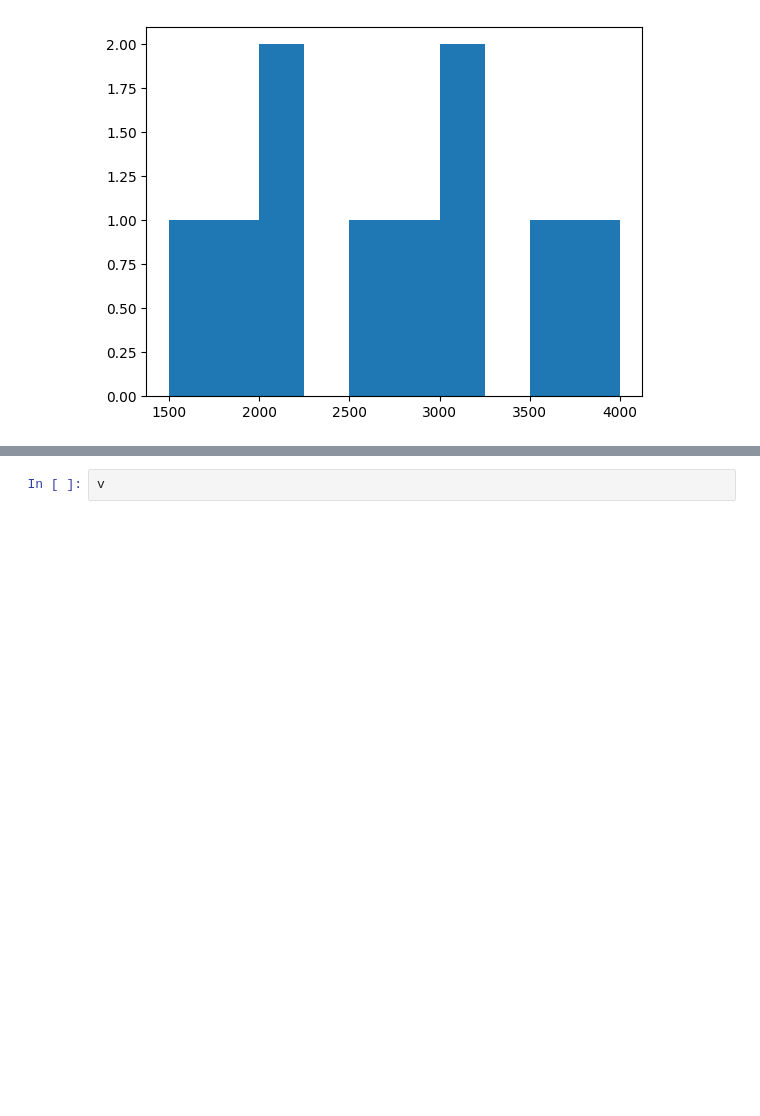
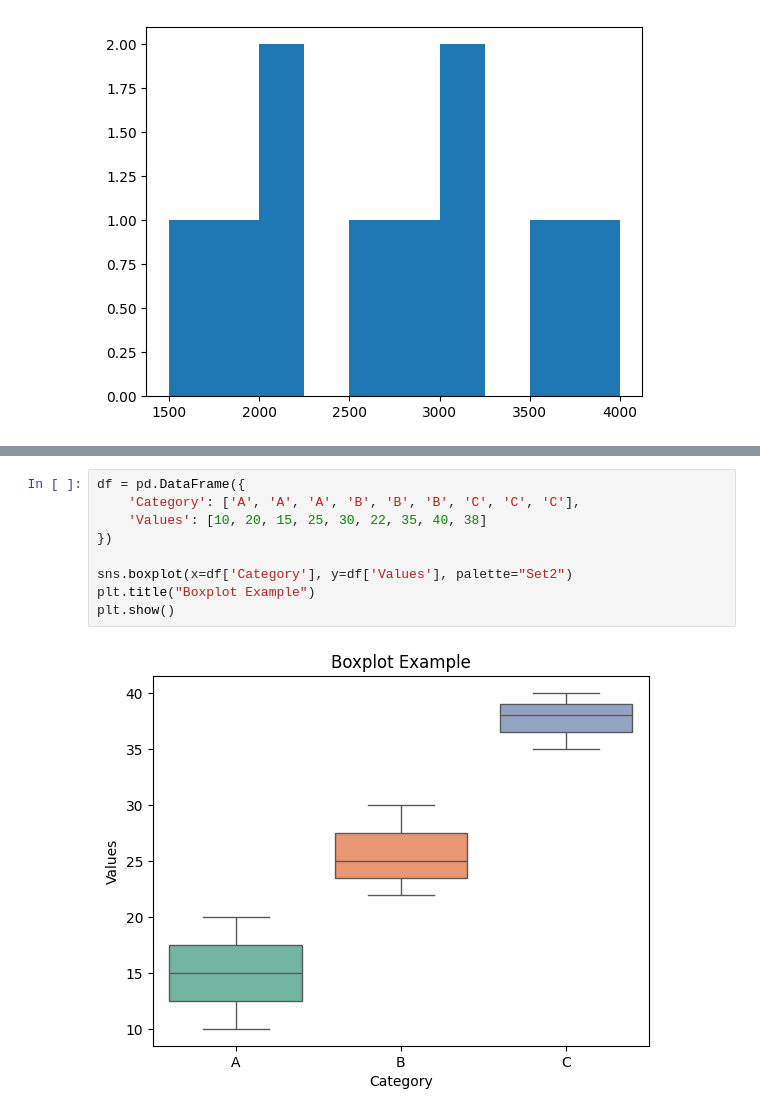
Before and after one commit to Akbarhusain12/Machine_learning, a Jupyter notebook: Data_visualization.ipynb, the cells around one changed output, grey strips where cells are left out. Cells and saved outputs as stored; diff of their text form; blank space fills up the shorter version.

```diff
--- a/Data_visualization.ipynb
+++ b/Data_visualization.ipynb
@@ -83,3 +82,12 @@ Passing `palette` without assigning `hue` is deprecated and will be removed in v
 [figure]
-# %%
-v
+# %%
+df = pd.DataFrame({
+    'Category': ['A', 'A', 'A', 'B', 'B', 'B', 'C', 'C', 'C'],
+    'Values': [10, 20, 15, 25, 30, 22, 35, 40, 38]
+})
+
+sns.boxplot(x=df['Category'], y=df['Values'], palette="Set2")
+plt.title("Boxplot Example")
+plt.show()
+# %% [output]
+[figure, added]
```
Also changed, not shown: parts of 3 cells of this notebook.
